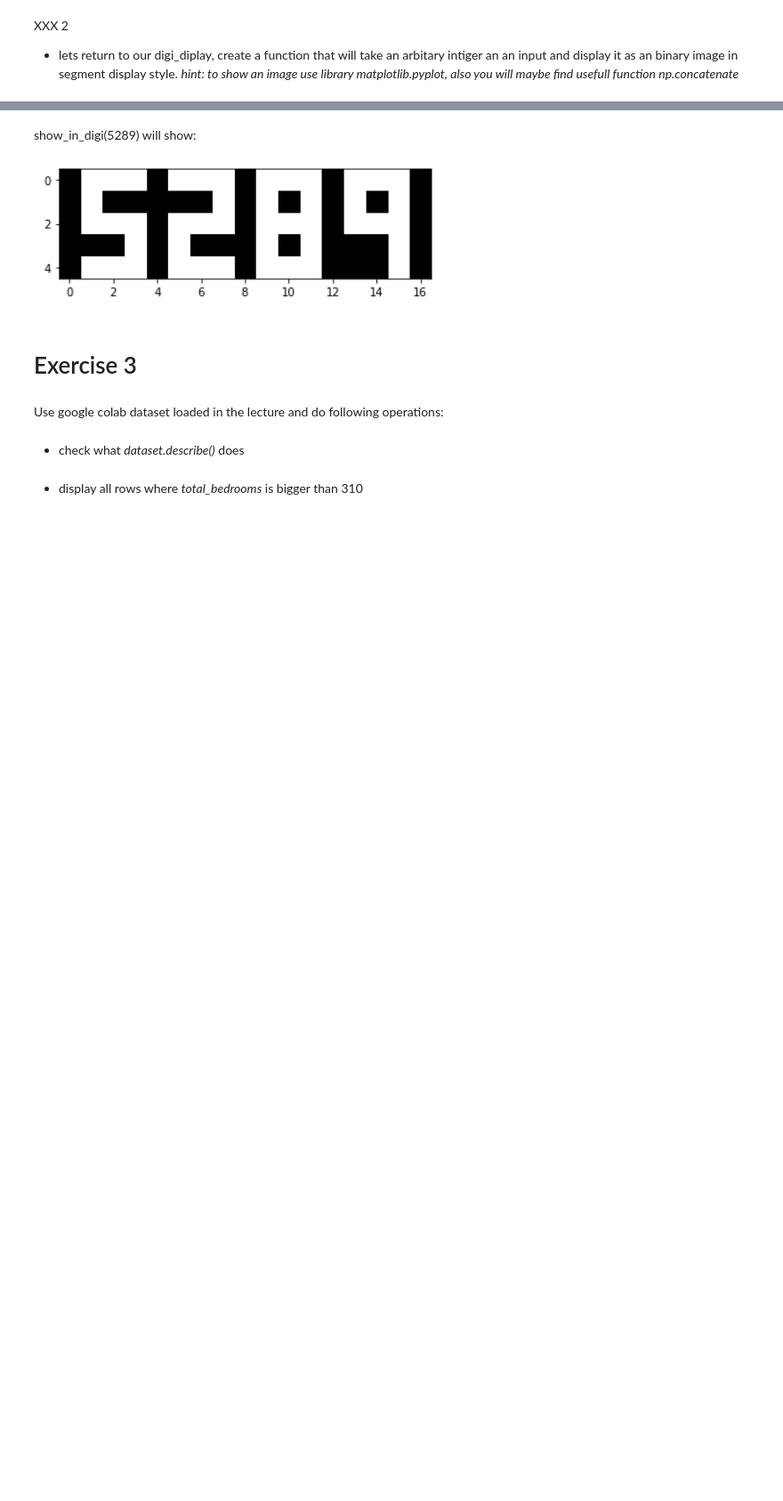
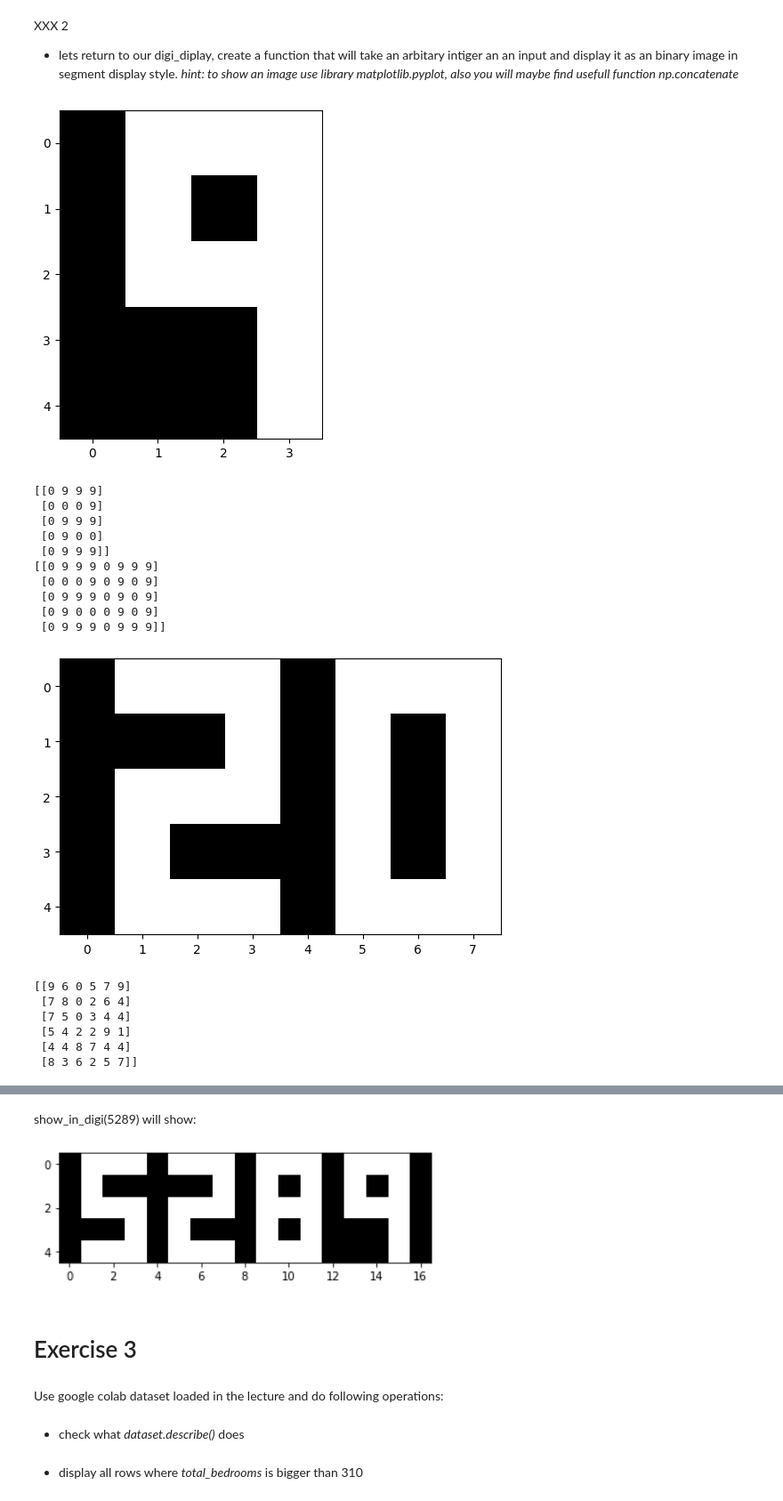
Before and after one commit to Dan5049/MPC-MLF, a Jupyter notebook: cv01/exercie_01.ipynb, the cells around one changed output, grey strips where cells are left out. Shown: that part at 89% size. Cells and saved outputs as stored; diff of their text form; code cells hidden in the pictures; blank space fills up the shorter version.

```diff
--- a/cv01/exercie_01.ipynb
+++ b/cv01/exercie_01.ipynb
@@ -178,0 +187,63 @@ def show_in_digi(input_integer: int) -> None:
+# %%
+import matplotlib.pyplot as plt
+
+repre = {
+  '0': np.array([[0,9,9,9],[0,9,0,9],[0,9,0,9],[0,9,0,9],[0,9,9,9]]),
+  '1': np.array([[0,0,9,0],[0,0,9,0],[0,0,9,0],[0,0,9,0],[0,0,9,0]]),
+  '2': np.array([[0,9,9,9],[0,0,0,9],[0,9,9,9],[0,9,0,0],[0,9,9,9]]),
+  '3': np.array([[0,9,9,9],[0,0,0,9],[0,9,9,9],[0,0,0,9],[0,9,9,9]]),
+  '4': np.array([[0,9,0,9],[0,9,0,9],[0,9,9,9],[0,0,0,9],[0,0,0,9]]),
+  '5': np.array([[0,9,9,9],[0,9,0,0],[0,9,9,9],[0,0,0,9],[0,9,9,9]]),
+  '6': np.array([[0,9,0,0],[0,9,0,0],[0,9,9,9],[0,9,0,9],[0,9,9,9]]),
+  '7': np.array([[0,9,9,9],[0,0,0,9],[0,0,0,9],[0,0,0,9],[0,0,0,9]]),
+  '8': np.array([[0,9,9,9],[0,9,0,9],[0,9,9,9],[0,9,0,9],[0,9,9,9]]),
+  '9': np.array([[0,9,9,9],[0,9,0,9],[0,9,9,9],[0,0,0,9],[0,0,0,9]]),
+}
+
+plt.imshow(repre["9"], cmap=plt.cm.gray)
+plt.show()
+
+im2show = np.append(repre["2"], repre["0"], axis=1)
+print(repre["2"])
+print(im2show)
+plt.imshow(im2show, cmap=plt.cm.gray)
+plt.show()
+
+#fig=plt.figure(figsize=(8, 4))
+
+# apply some logic operatioin to the data
+#O = (raw >= 5) * 1   # get either 0 or 1 in the array
+I = np.random.randint(10, size=(6,6))  # get 0-9 in the array
+print(I)
+
+# plot each image ...
+# ... side by side
+#fig.add_subplot(1, 2, 1)   # subplot one
+plt.imshow(I, cmap=plt.cm.gray)
+
+#fig.add_subplot(1, 2, 2)   # subplot two
+# my data is OK to use gray colormap (0:black, 1:white)
+#plt.imshow(O, cmap=plt.cm.gray)  # use appropriate colormap here
+plt.show()
+
+def show_in_digi(input_integer: int) -> None:
+  pass
+# %% [output]
+[figure, added]
+[[0 9 9 9]
+ [0 0 0 9]
+ [0 9 9 9]
+ [0 9 0 0]
+ [0 9 9 9]]
+[[0 9 9 9 0 9 9 9]
+ [0 0 0 9 0 9 0 9]
+ [0 9 9 9 0 9 0 9]
+ [0 9 0 0 0 9 0 9]
+ [0 9 9 9 0 9 9 9]]
+[figure, added]
+[[9 6 0 5 7 9]
+ [7 8 0 2 6 4]
+ [7 5 0 3 4 4]
+ [5 4 2 2 9 1]
+ [4 4 8 7 4 4]
+ [8 3 6 2 5 7]]
```
Also changed, not shown: parts of 3 cells of this notebook.
